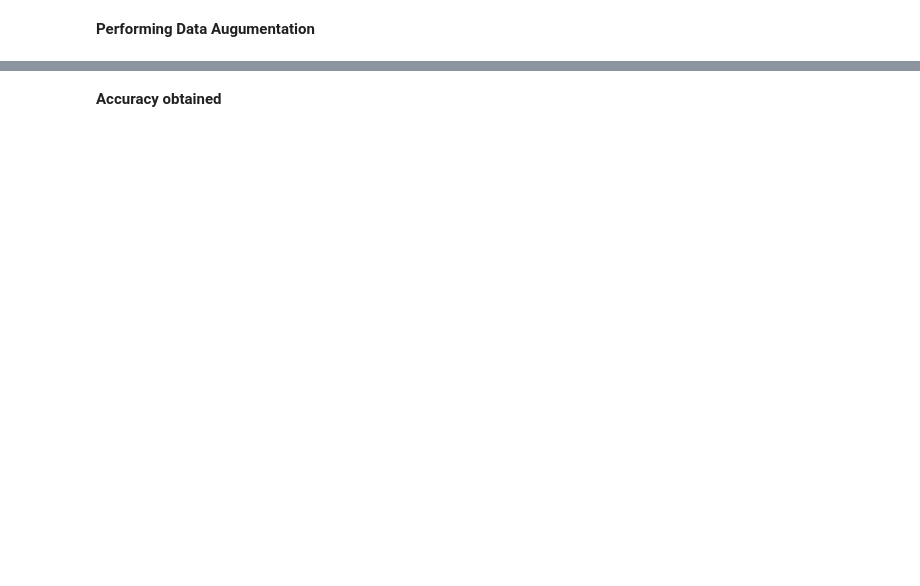
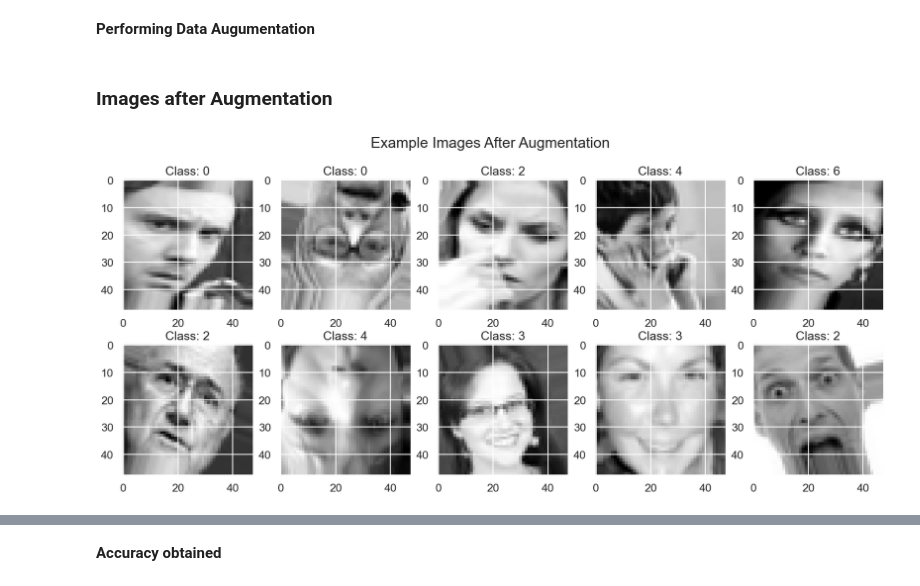
Before and after one commit to ehtisham-sadiq/Crowd-Emotion-Recognition, a Jupyter notebook: backend/Crowd-Emotion-Recognition.ipynb, the cells around one changed output, grey strips where cells are left out. Drawn from its saved outputs; the diff is of its cells as text; code cells hidden in the pictures; blank space fills up the shorter version.

```diff
--- a/backend/Crowd-Emotion-Recognition.ipynb
+++ b/backend/Crowd-Emotion-Recognition.ipynb
@@ -101,3 +146,17 @@ train_DataGen = tf.keras.preprocessing.image.ImageDataGenerator(zoom_range=0.2,
                                                                 height_shift_range = 0.1,
                                                                 horizontal_flip=True)
 train_set_conv = train_DataGen.flow(x_train, x_trainlabel, batch_size=batch_size)
+# %% [markdown]
+### Images after Augmentation
+# %%
+# Example images after augmentation
+fig, axes = plt.subplots(2, 5, figsize=(20, 8))
+fig.suptitle('Example Images After Augmentation')
+for i, ax in enumerate(axes.flatten()):
+    img = x_train[i].reshape((1, 48, 48, 1))
+    augmented_img = train_DataGen.flow(img, batch_size=1)[0].reshape(48, 48)
+    ax.imshow(augmented_img, cmap='gray')
+    ax.set_title(f'Class: {np.argmax(x_trainlabel[i])}')
+plt.show()
+# %% [output]
+[figure, added]
```
Also changed, not shown: parts of 50 cells of this notebook.
